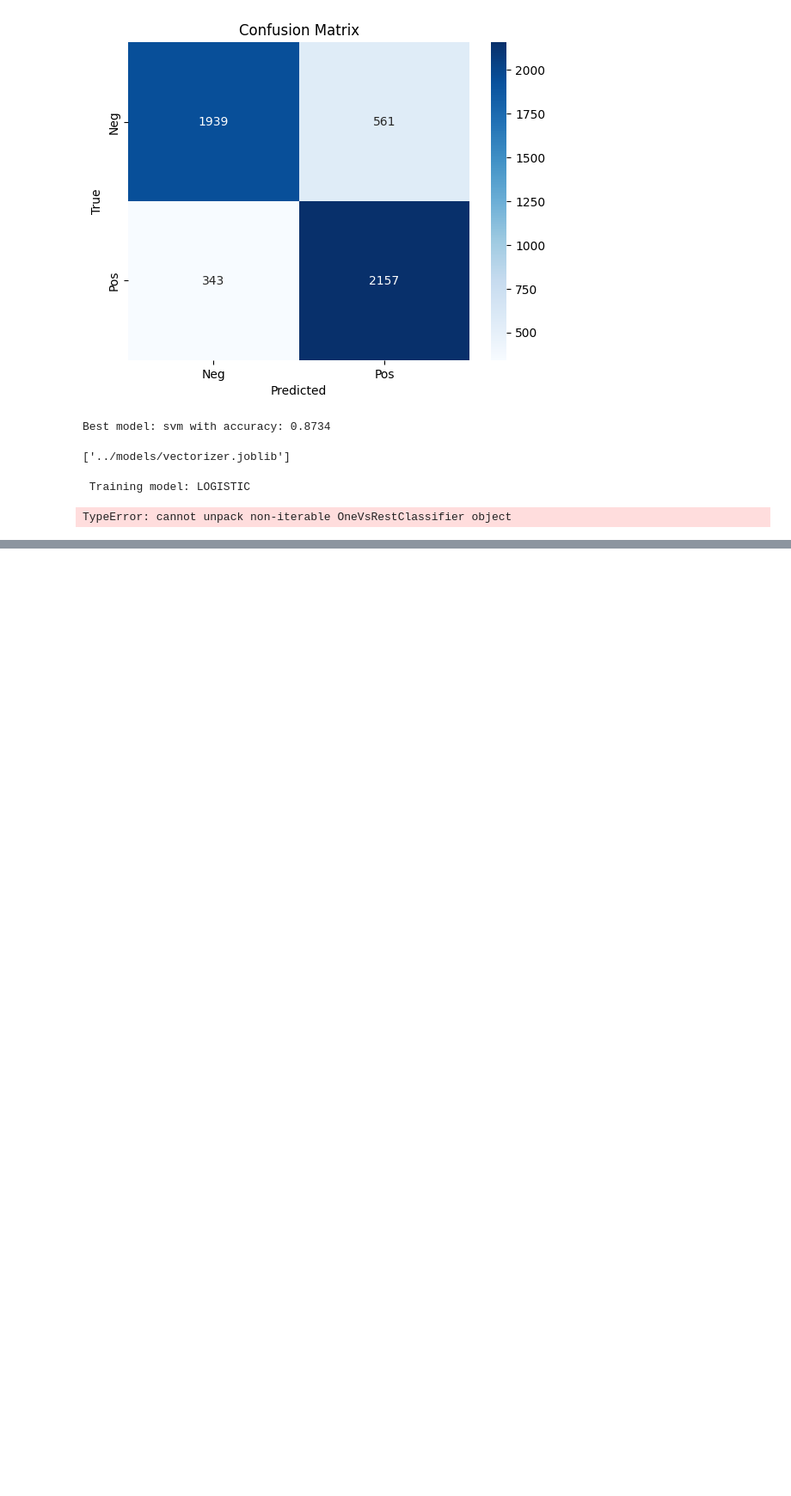
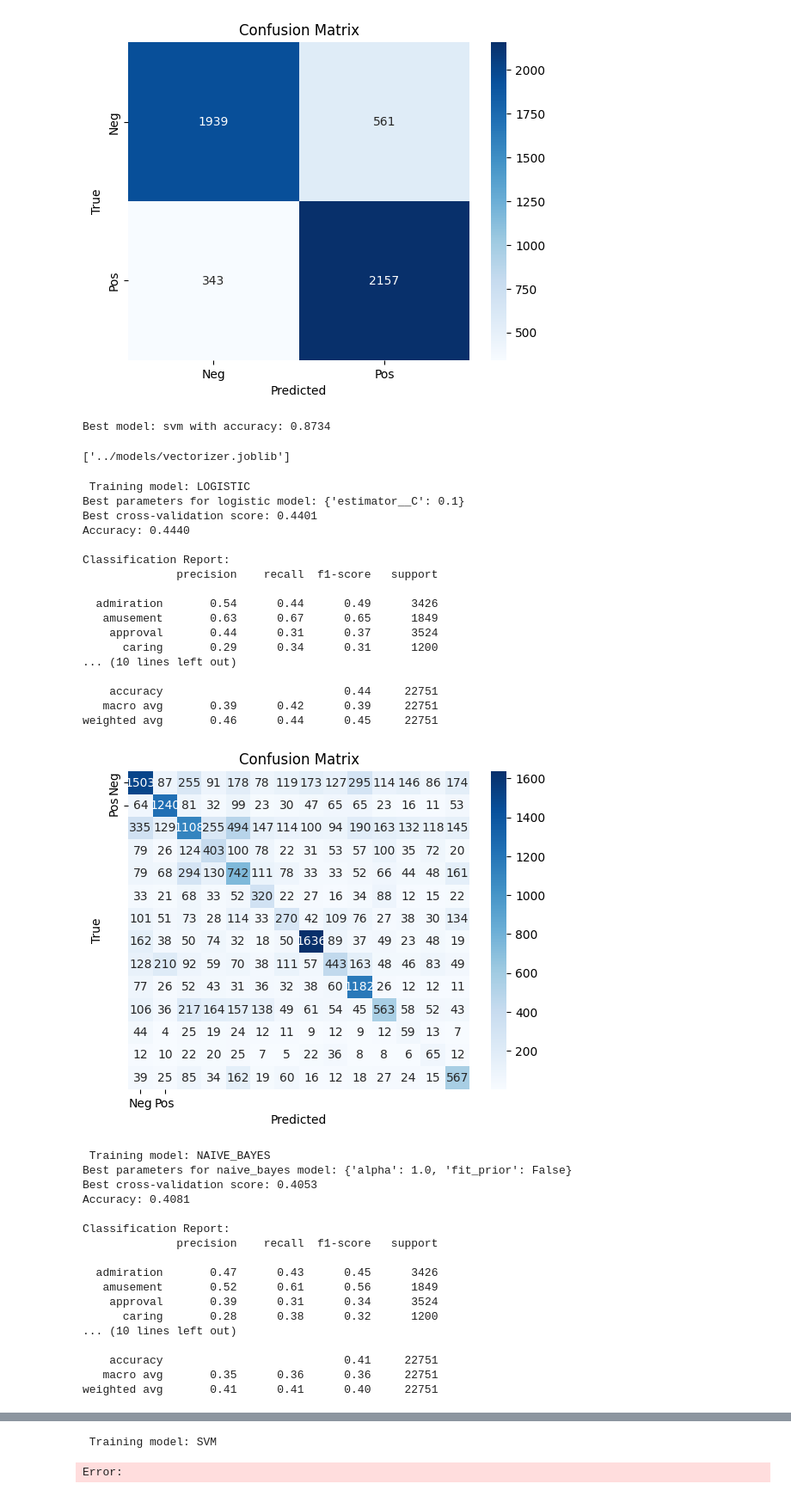
Before and after one commit to PolPujolSantaella/sentiment-analyzer, a Jupyter notebook: notebooks/models_sentiment.ipynb, the cells around one changed output, grey strips where cells are left out. Shown: that part at 86% size. Cells and saved outputs as stored; diff of their text form; code cells hidden in the pictures; blank space fills up the shorter version.

Commit message:
Training Emotions Model

```diff
--- a/notebooks/models_sentiment.ipynb
+++ b/notebooks/models_sentiment.ipynb
@@ -90,33 +90,66 @@ Best model: svm with accuracy: 0.8734
 # %%
 df = pd.read_csv('../data/preprocessed/goemotions_train_positive_clean.csv')
 
 X_train, X_test, y_train, y_test = train_test_split(
     df['text_clean'], df['emotion'], test_size=0.2, stratify=df['emotion'], random_state=42
 )
 
 X_train = X_train.fillna("")
 X_test = X_test.fillna("")
 
 X_train_vect, X_test_vect, vectorizer = vectorize_text(X_train, X_test)
 
 best_accuracy = 0.0
 best_model = None
 best_model_name = None
 
 
-for model_name in ['logistic', 'naive_bayes', 'svm', 'random_forest', 'xgboost']:
+for model_name in ['logistic', 'naive_bayes', 'svm', 'random_forest']:
     print(f"\n Training model: {model_name.upper()}")
-    model = train_model_emotions(X_train_vect, y_train, model_type=model_name)
+    model, best_parms = train_model_emotions(X_train_vect, y_train, model_type=model_name)
     acc = evaluate_model(model, X_test_vect, y_test)
 
     if acc > best_accuracy:
         best_accuracy = acc
         best_model = model
         best_model_name = model_name
 
 print(f"\nBest model: {best_model_name} with accuracy: {best_accuracy:.4f}")
 joblib.dump(best_model, '../models/positive_model.joblib')
 joblib.dump(vectorizer, '../models/vectorizer_positive.joblib')
 # %% [output]
  Training model: LOGISTIC
+Best parameters for logistic model: {'estimator__C': 0.1}
+Best cross-validation score: 0.4401
+Accuracy: 0.4440
+
+Classification Report:
+              precision    recall  f1-score   support
+
+  admiration       0.54      0.44      0.49      3426
+   amusement       0.63      0.67      0.65      1849
+    approval       0.44      0.31      0.37      3524
+      caring       0.29      0.34      0.31      1200
+... (10 lines left out)
+
+    accuracy                           0.44     22751
+   macro avg       0.39      0.42      0.39     22751
+weighted avg       0.46      0.44      0.45     22751
+[figure, added]
-TypeError: cannot unpack non-iterable OneVsRestClassifier object
+ Training model: NAIVE_BAYES
+Best parameters for naive_bayes model: {'alpha': 1.0, 'fit_prior': False}
+Best cross-validation score: 0.4053
+Accuracy: 0.4081
+
+Classification Report:
+              precision    recall  f1-score   support
+
+  admiration       0.47      0.43      0.45      3426
+   amusement       0.52      0.61      0.56      1849
+    approval       0.39      0.31      0.34      3524
+      caring       0.28      0.38      0.32      1200
+... (10 lines left out)
+
+    accuracy                           0.41     22751
+   macro avg       0.35      0.36      0.36     22751
+weighted avg       0.41      0.41      0.40     22751
@@ -123,3 +157,5 @@ TypeError: cannot unpack non-iterable OneVsRestClassifier object
+ Training model: SVM
+Error:
 # %%
 df = pd.read_csv('../data/preprocessed/goemotions_train_negative_clean.csv')
 
```
Also changed, not shown: parts of 2 cells of this notebook, 5 other files.
